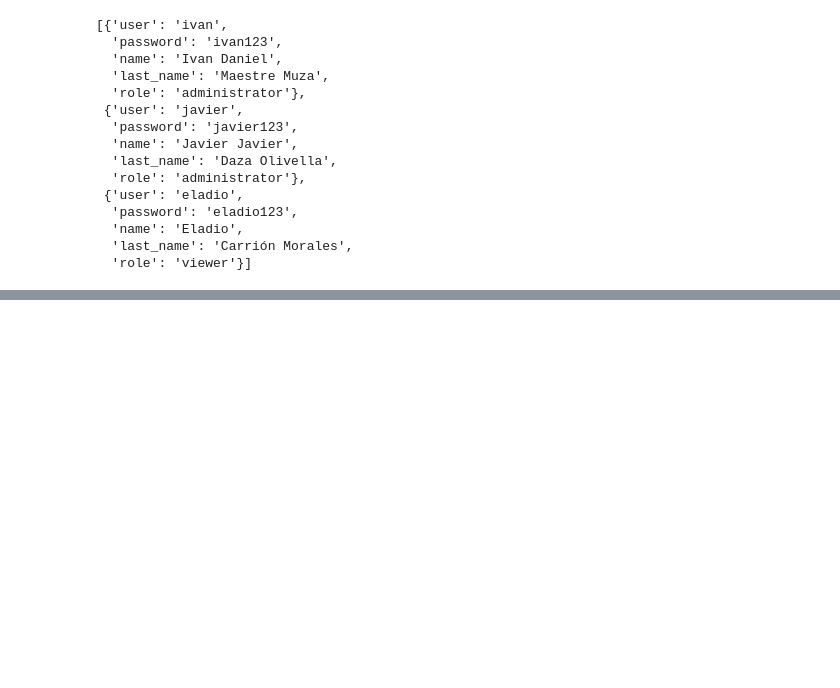
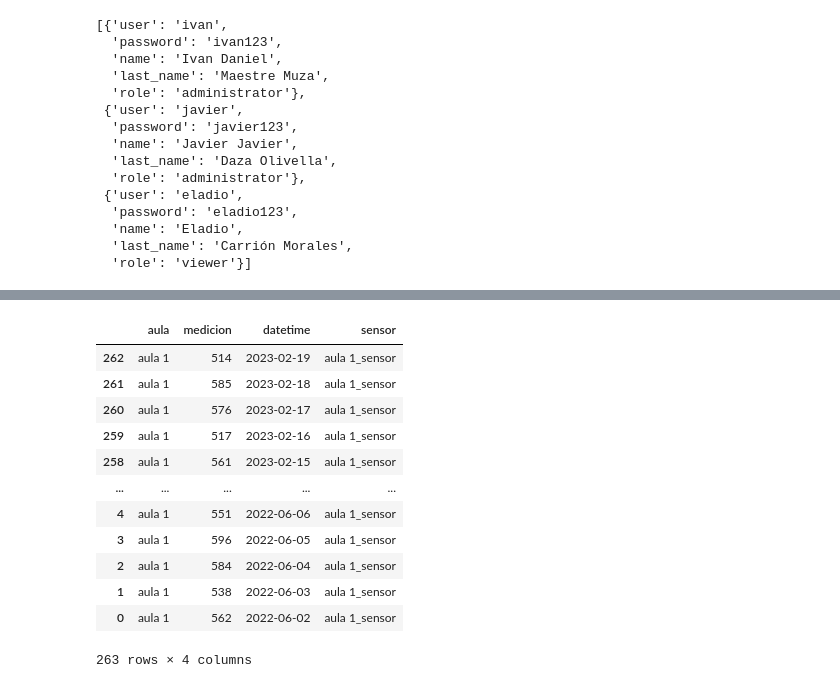
Before and after one commit to javierjdaza/co2-control, a Jupyter notebook: auth.ipynb, the cells around one changed output, grey strips where cells are left out. Saved outputs shown, nothing was run; the diff lists cells and outputs as text; code cells hidden in the pictures; blank space fills up the shorter version.

```diff
--- a/auth.ipynb
+++ b/auth.ipynb
@@ -83,0 +239,20 @@ df_dict
+# %%
+import random
+from datetime import datetime, timedelta
+aulas = ['aula 1','aula 2','aula 3','aula 4','aula 5']
+
+dict_dummy = []
+start_date = datetime.strptime('01/01/2023', '%d/%m/%Y')
+for i in aulas:
+    for dia in range(1,50):
+        dict_ = {
+            'aula':i,
+            'medicion': random.randint(500,650),
+            'datetime': start_date + timedelta(dia),
+            'sensor' : f'{i}_sensor'
+        }
+        dict_dummy.append(dict_)
+
+start_date = datetime.strptime('01/01/2023', '%d/%m/%Y')
+end_date = datetime.strptime('20/02/2023', '%d/%m/%Y')
+end_date - start_date
@@ -83,0 +261,17 @@ df_dict
+# %%
+df = pd.DataFrame(dict_dummy)
+# %%
+import plotly.express as px
+from plotly.subplots import make_subplots
+
+fig = make_subplots(rows=2, cols=1,
+                    shared_xaxes=True,
+                    vertical_spacing=0.02)
+aula = 'aula 1'
+df = df[df['aula'] == f'{aula}']
+fig = px.line(df, x="datetime", y="medicion",  color='aula')
+
+fig.update_layout(title_text=f'Line Plot CO2 Levels \n Aula: {aula}', title_x=0.5,xaxis_title =  'Date',yaxis_title = 'Nivel de CO2',legend_title = 'Aula')
+fig.add_hline(y=df['medicion'].mean())
+
+fig.show()
@@ -83,0 +281,18 @@ df_dict
+# %%
+df_temp = df[df['aula'] == 'aula 1']
+df_temp.sort_values(by = ['datetime'], ascending = False, inplace =True)
+df_temp
+# %% [output]
+|  | aula | medicion | datetime | sensor |
+| 262 | aula 1 | 514 | 2023-02-19 | aula 1_sensor |
+| 261 | aula 1 | 585 | 2023-02-18 | aula 1_sensor |
+| 260 | aula 1 | 576 | 2023-02-17 | aula 1_sensor |
+| 259 | aula 1 | 517 | 2023-02-16 | aula 1_sensor |
+| 258 | aula 1 | 561 | 2023-02-15 | aula 1_sensor |
+| ... | ... | ... | ... | ... |
+| 4 | aula 1 | 551 | 2022-06-06 | aula 1_sensor |
+| 3 | aula 1 | 596 | 2022-06-05 | aula 1_sensor |
+| 2 | aula 1 | 584 | 2022-06-04 | aula 1_sensor |
+| 1 | aula 1 | 538 | 2022-06-03 | aula 1_sensor |
+| 0 | aula 1 | 562 | 2022-06-02 | aula 1_sensor |
+263 rows × 4 columns
```
Also changed, not shown: parts of 12 cells of this notebook, 8 other files.
